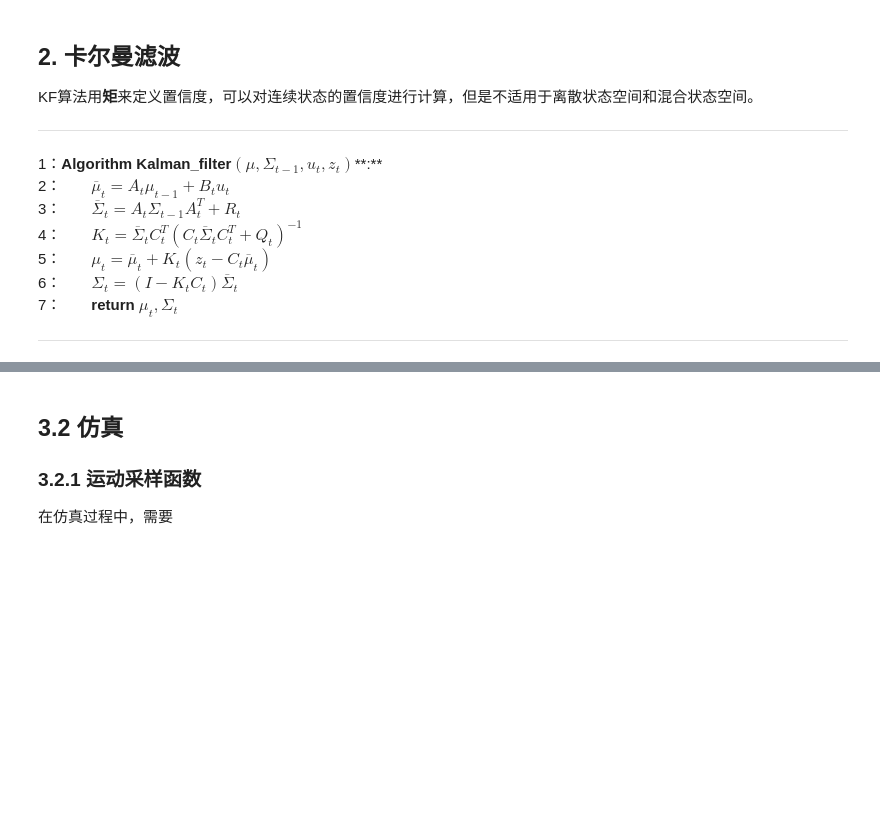
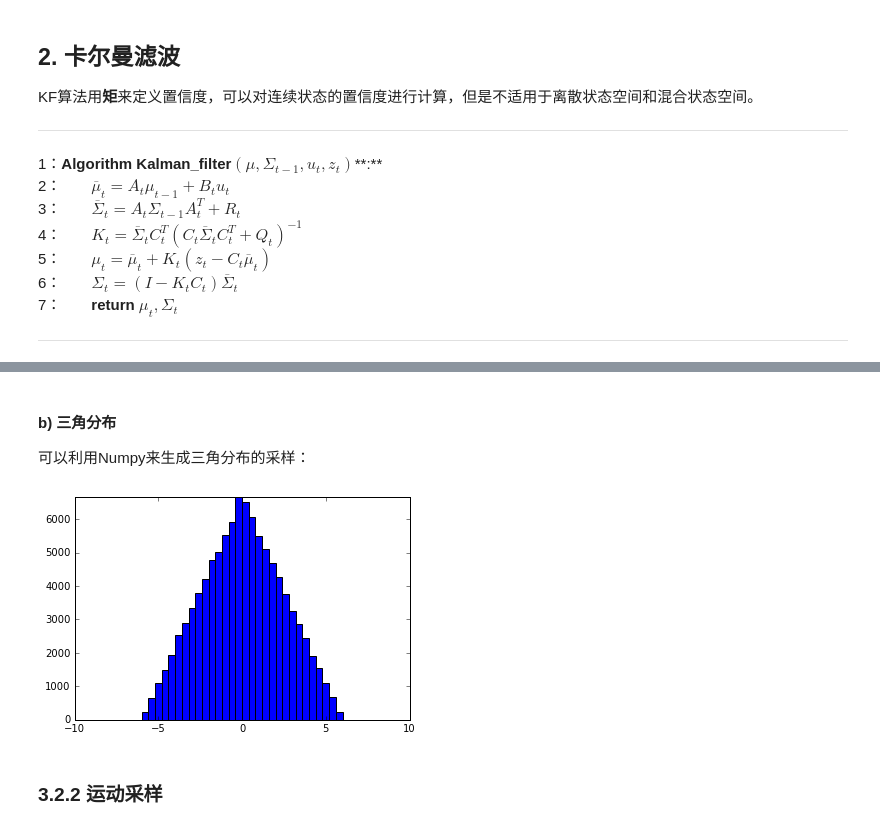
Before and after one commit to liuii/ProbRobotics, a Jupyter notebook: notebooks/01LinearGaussianFileters/KalmanFilter.ipynb, the cells around one changed output, grey strips where cells are left out. Saved outputs shown, nothing was run; the diff lists cells and outputs as text; code cells hidden in the pictures; blank space fills up the shorter version.

```diff
--- a/notebooks/01LinearGaussianFileters/KalmanFilter.ipynb
+++ b/notebooks/01LinearGaussianFileters/KalmanFilter.ipynb
@@ -88,6 +177,13 @@ z_t &= p_t + \delta_t \\
+# %% [markdown]
+#### b) 三角分布
+
+可以利用Numpy来生成三角分布的采样：
+# %%
+# 采样10000个样本，计算其直方图
+samples = np.random.triangular(-6, 0, 6, 100000)
+
+drawHistChart(samples)
+# %% [output]
+[figure, added]
 # %% [markdown]
-## 3.2 仿真
-
-### 3.2.1 运动采样函数
-
-在仿真过程中，需要
+### 3.2.2 运动采样
```
Also changed, not shown: parts of 11 cells of this notebook.
